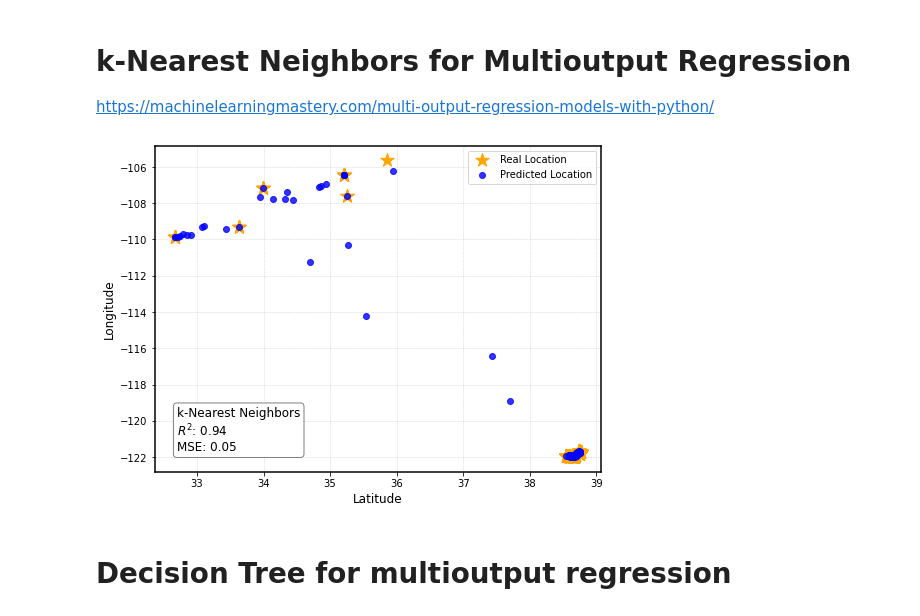
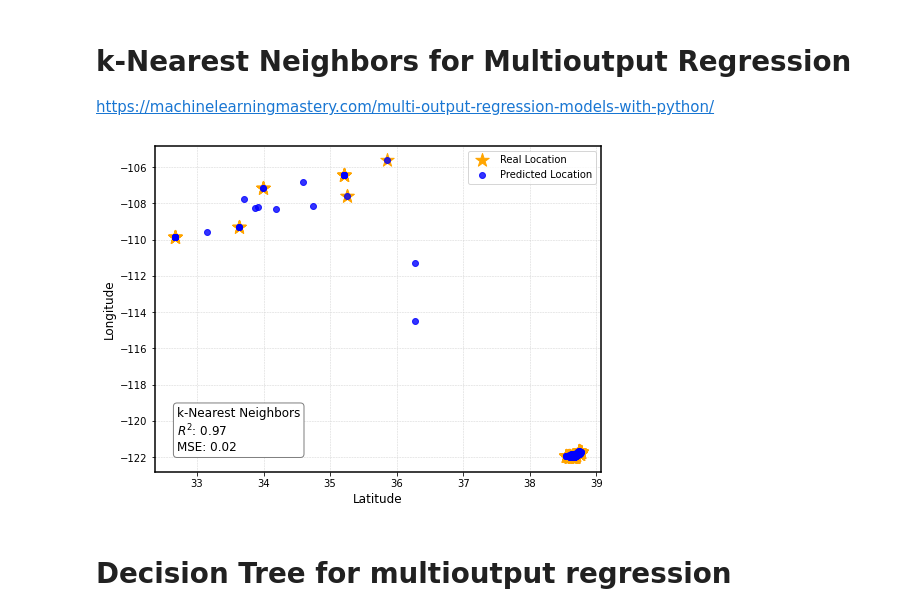
Before and after one commit to hayesrebecca/pollenGeolocation, a Jupyter notebook: 2_modelComparisons.ipynb, the cells around one changed output. Saved outputs shown, nothing was run; the diff lists cells and outputs as text; code cells hidden in the pictures.

```diff
--- a/2_modelComparisons.ipynb
+++ b/2_modelComparisons.ipynb
@@ -48,7 +50,7 @@ https://scikit-learn.org/stable/modules/generated/sklearn.linear_model.MultiTask
 fig, ax = plt.subplots(figsize=(8, 6))
 
 
-MTKNReg = linear_model.MultiTaskLasso(alpha=0.1)
+MTKNReg = linear_model.MultiTaskLasso(alpha=0.05)
 MTKNReg.fit(X_train, y_train)
 preds_LR = MTKNReg.predict(X_test)
 
@@ -168,22 +106,22 @@ https://machinelearningmastery.com/multi-output-regression-models-with-python/
 # %%
 # Create a figure and an axis
 fig, ax = plt.subplots(figsize=(8, 6))
 
 # fit model
-KNR = KNeighborsRegressor(algorithm='auto', weights='distance') #slightly better when weighted by distance
+KNR = KNeighborsRegressor(algorithm='auto', weights='distance', p=2, n_neighbors=2)
 KNR = KNR.fit(X_train, y_train)
 
 preds_KNR = KNR.predict(X_test)
 
 KNR_rsq = r2_score(y_test,preds_KNR)
 KNR_mse = mean_squared_error(y_test,preds_KNR)
 distances_KNR = [geodesic(real, pred).kilometers for real, pred in zip(y_test, preds_KNR)]
 avg_distance_KNR = np.mean(distances_KNR)
 se_distance_KNR = np.std(distances_KNR)
 
 plot_test_preds(y_test, preds_KNR, sc_y, "k-Nearest Neighbors", ax=ax)
 # %% [output]
-[figure, old version]
+[figure, new version]
 # %% [markdown]
 # Decision Tree for multioutput regression
 # %%
```
Also changed, not shown: parts of 12 cells of this notebook, 1 other file.
